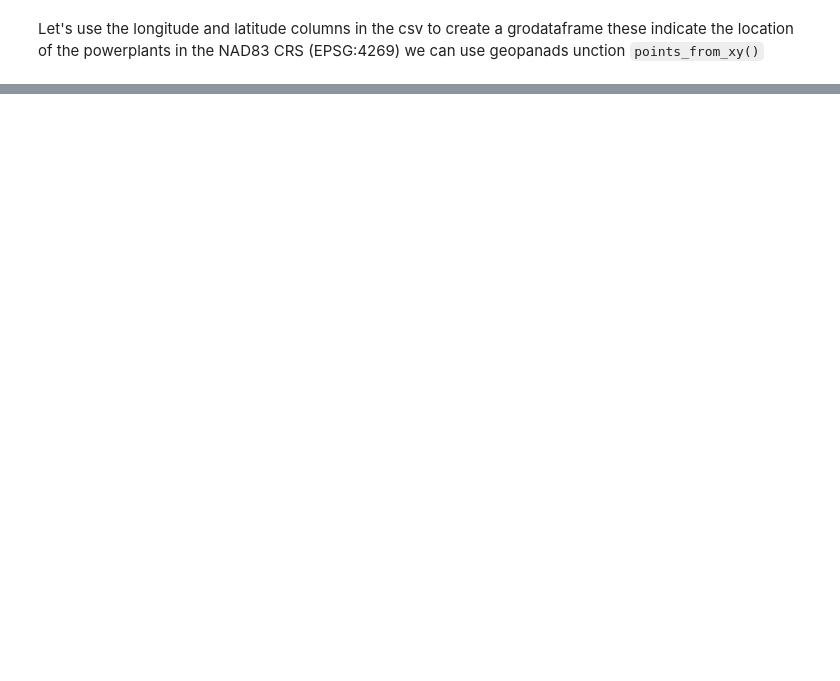
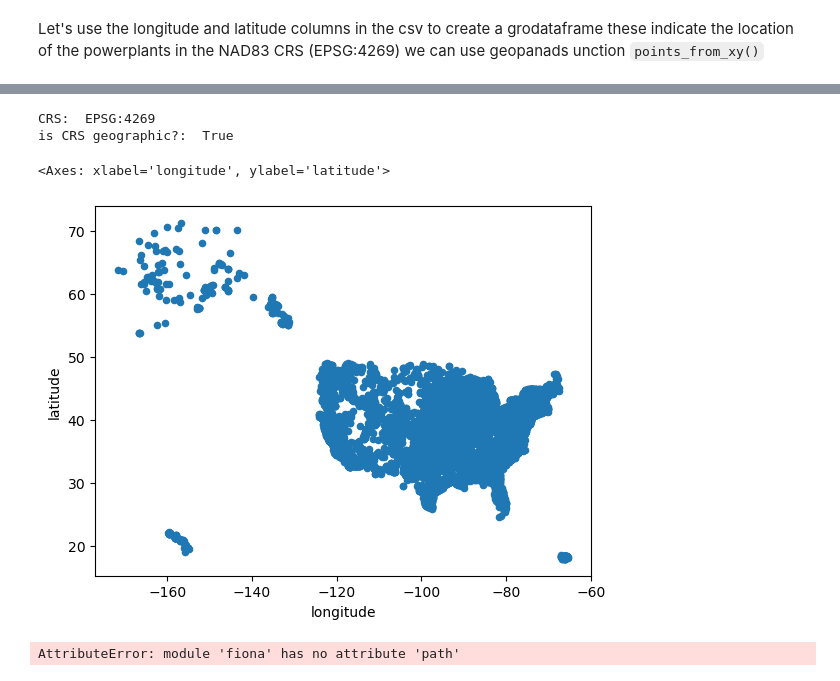
Before and after one commit to silkieMoth/eds220-2024-in-class, a Jupyter notebook: week5-csv-to-geodf.ipynb, the cells around one changed output, grey strips where cells are left out. Drawn from its saved outputs; the diff is of its cells as text; code cells hidden in the pictures; blank space fills up the shorter version.

```diff
--- a/week5-csv-to-geodf.ipynb
+++ b/week5-csv-to-geodf.ipynb
@@ -44,3 +44,25 @@ power_plants.head(3)
 | 0 | 11570 | 1 | Sand Point | 63560 | TDX Sand Point Generating, LLC | Electric Utility | 100 Power Plant Way | Sand Point | ... |
 | 1 | 11571 | 2 | Bankhead Dam | 195 | Alabama Power Co | Electric Utility | 19001 Lock 17 Road | Northport | ... |
 | 2 | 11572 | 3 | Barry | 195 | Alabama Power Co | Electric Utility | North Highway 43 | Bucks | ... |
+# %%
+print('CRS: ', power_plants.crs)
+print('is CRS geographic?: ', power_plants.crs.is_geographic)
+# %% [output]
+CRS:  EPSG:4269
+is CRS geographic?:  True
+# %%
+power_plants.plot.scatter(x = 'longitude', y = 'latitude')
+# %% [output]
+<Axes: xlabel='longitude', ylabel='latitude'>
+[figure, added]
+# %%
+# Import states data
+fp = os.path.join('data','tl_2022_us_state','tl_2022_us_state.shp')
+states = gpd.read_file(fp)
+
+# Simplify column names
+states.columns = states.columns.str.lower()
+
+states.head(3)
+# %% [output]
+AttributeError: module 'fiona' has no attribute 'path'
```
